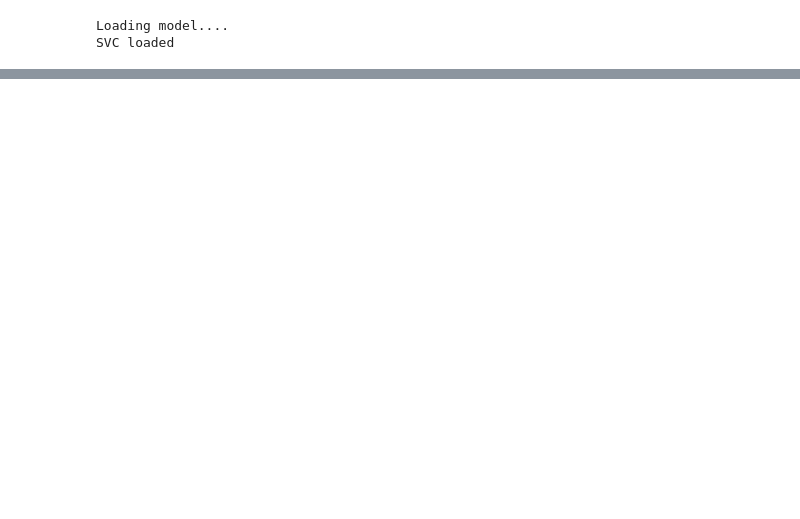
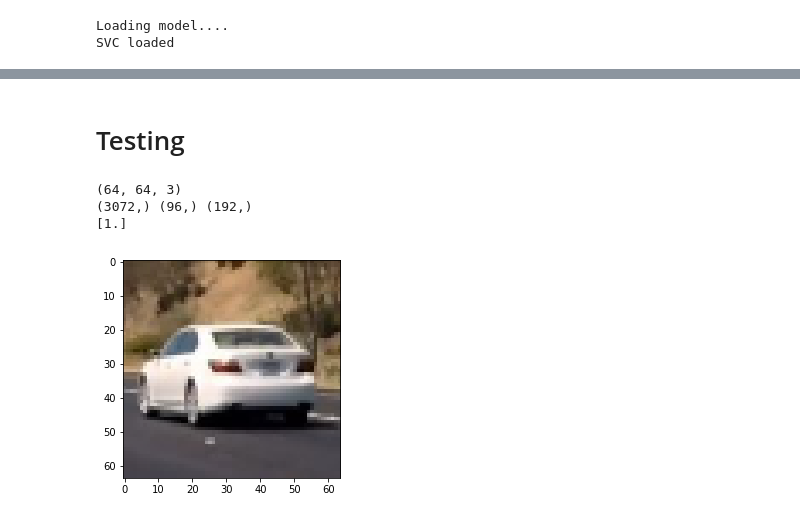
Before and after one commit to rekon/CarND-Vehicle-Detection-ML, a Jupyter notebook: code.ipynb, the cells around one changed output, grey strips where cells are left out. Drawn from its saved outputs; the diff is of its cells as text; code cells hidden in the pictures; blank space fills up the shorter version.

```diff
--- a/code.ipynb
+++ b/code.ipynb
@@ -457,2 +477,30 @@ HTML("""
 # %% [output]
 [interactive output not drawn]
+# %% [markdown]
+# Testing
+# %%
+def testing():
+    svc = SVC
+    X_scaler = SCALER
+    image = mpimg.imread('./test_images/MyTest.jpg')
+    image = cv2.resize(image,(64,64))
+    print(image.shape)
+    plt.imshow(image)
+    spatial_features = bin_spatial(image, size=(32,32))
+    hist_features = color_hist(image, nbins=32)
+    hog_features1 = get_hog_features(image[:,:,0], 12, 16, 4, feature_vec=False).ravel()
+    hog_features = np.hstack((hog_features1))
+
+    print( spatial_features.shape, hist_features.shape, hog_features.shape)
+    # Scale features and make a prediction
+    test_features = X_scaler.transform(np.hstack(( spatial_features, hist_features, hog_features)).reshape(1, -1))
+    #test_features = X_scaler.transform(np.hstack((shape_feat, hist_feat)).reshape(1, -1))
+    test_prediction = svc.predict(test_features)
+    print(test_prediction)
+
+testing()
+# %% [output]
+(64, 64, 3)
+(3072,) (96,) (192,)
+[1.]
+[figure, added]
```
Also changed, not shown: parts of 10 cells of this notebook, 1 other file.
